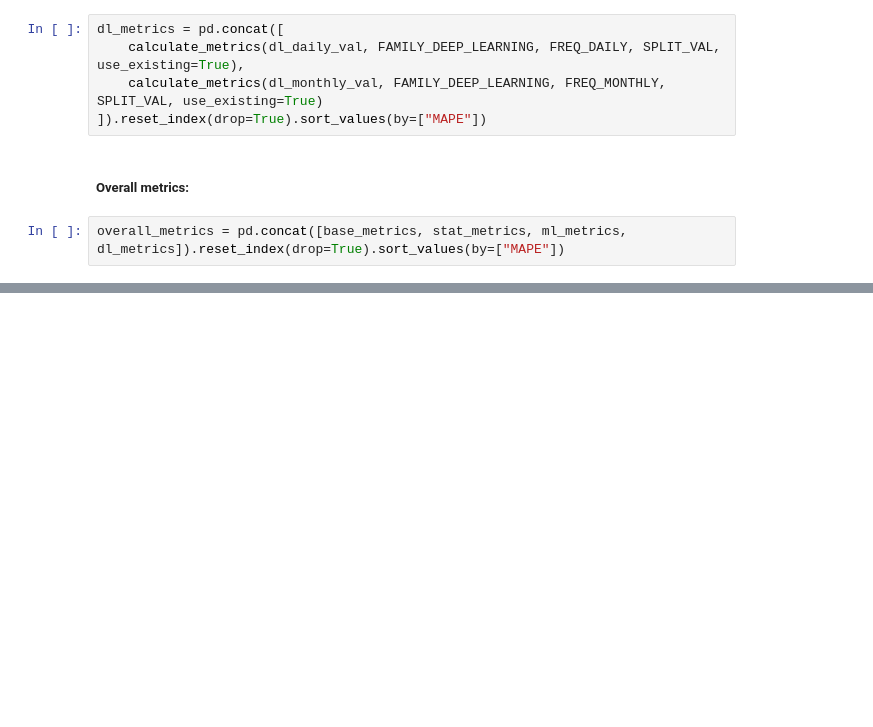
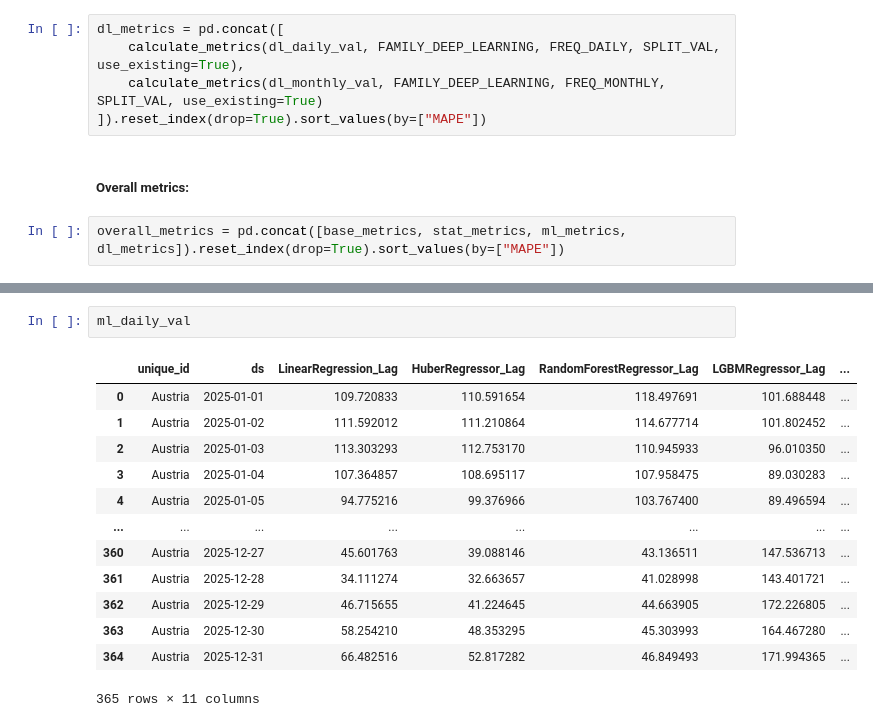
Before and after one commit to L-Schlosser/TIS3_CapstoneProject, a Jupyter notebook: code/capstone.ipynb, the cells around one changed output, grey strips where cells are left out. Saved outputs shown, nothing was run; the diff lists cells and outputs as text; blank space fills up the shorter version.

```diff
--- a/code/capstone.ipynb
+++ b/code/capstone.ipynb
@@ -92,3 +92,19 @@ overall_metrics
 | 45 | KAN_Lag | dl | MS | val | 896.666840 | 1136.846732 | 9.348636 |
 | 46 | RNN | dl | MS | val | 903.840046 | 1078.864261 | 9.780614 |
 | 47 | KAN | dl | MS | val | 1647.915859 | 2039.054089 | 17.353954 |
+# %%
+ml_daily_val
+# %% [output]
+|  | unique_id | ds | LinearRegression_Lag | HuberRegressor_Lag | RandomForestRegressor_Lag | LGBMRegressor_Lag | ... |
+| 0 | Austria | 2025-01-01 | 109.720833 | 110.591654 | 118.497691 | 101.688448 | ... |
+| 1 | Austria | 2025-01-02 | 111.592012 | 111.210864 | 114.677714 | 101.802452 | ... |
+| 2 | Austria | 2025-01-03 | 113.303293 | 112.753170 | 110.945933 | 96.010350 | ... |
+| 3 | Austria | 2025-01-04 | 107.364857 | 108.695117 | 107.958475 | 89.030283 | ... |
+| 4 | Austria | 2025-01-05 | 94.775216 | 99.376966 | 103.767400 | 89.496594 | ... |
+| ... | ... | ... | ... | ... | ... | ... | ... |
+| 360 | Austria | 2025-12-27 | 45.601763 | 39.088146 | 43.136511 | 147.536713 | ... |
+| 361 | Austria | 2025-12-28 | 34.111274 | 32.663657 | 41.028998 | 143.401721 | ... |
+| 362 | Austria | 2025-12-29 | 46.715655 | 41.224645 | 44.663905 | 172.226805 | ... |
+| 363 | Austria | 2025-12-30 | 58.254210 | 48.353295 | 45.303993 | 164.467280 | ... |
+| 364 | Austria | 2025-12-31 | 66.482516 | 52.817282 | 46.849493 | 171.994365 | ... |
+365 rows × 11 columns
```
Also changed, not shown: parts of 1 cell of this notebook, 14 other files.
